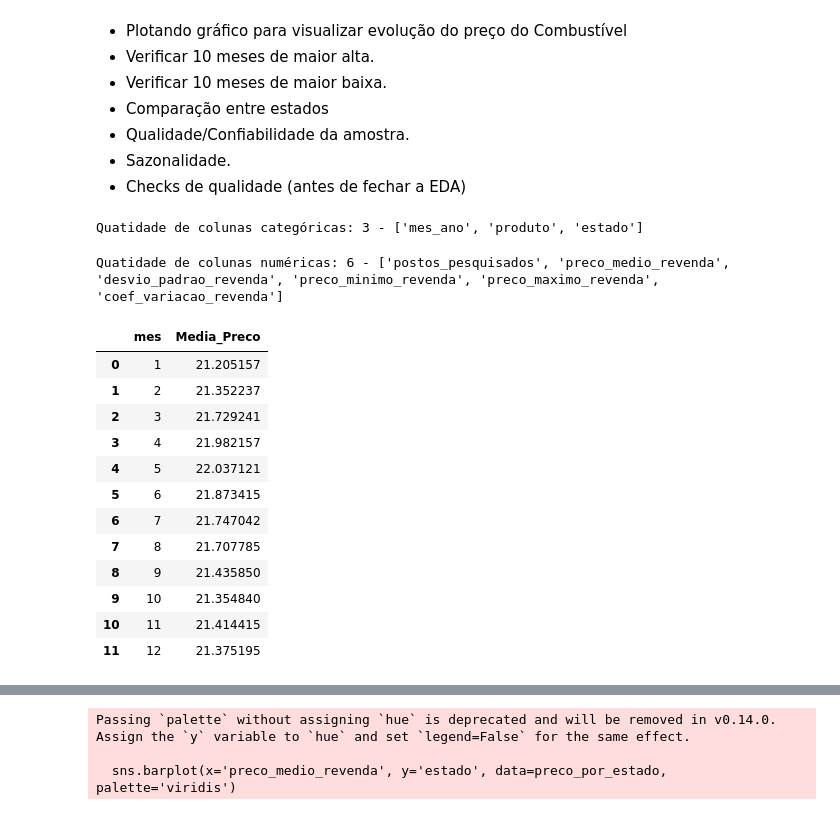
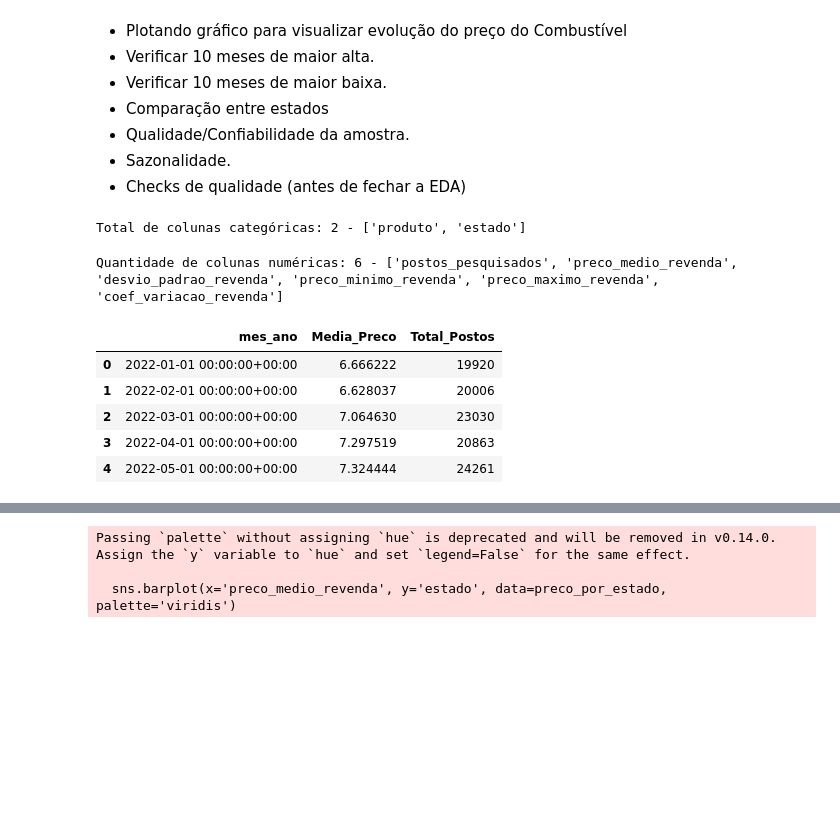
Before and after one commit to vitorjensen/Python_para_Analise_de_Dados, a Jupyter notebook: Projetos/Análise Exploratória de Combustível/Análise_Exploratória_de_Combustível.ipynb, the cells around one changed output, grey strips where cells are left out. Cells and saved outputs as stored; diff of their text form; code cells hidden in the pictures; blank space fills up the shorter version.

```diff
--- a/Projetos/Análise Exploratória de Combustível/Análise_Exploratória_de_Combustível.ipynb
+++ b/Projetos/Análise Exploratória de Combustível/Análise_Exploratória_de_Combustível.ipynb
@@ -436,45 +422,52 @@ display(df_anp)
 analise_estatistica = df_anp['preco_medio_revenda'].describe()
 display(analise_estatistica)
 # %%
-# Verificando colunas categóricas:
+# Verificando colunas categóricas (Tudo o que não é número nem data):
 
-colunas_categoricas = [columns for columns in df_anp.columns
-                        if df_anp[columns].dtype == 'object']
-qtde_categoricas = len(colunas_categoricas)
-print(f"Quatidade de colunas categóricas: {qtde_categoricas} - {colunas_categoricas}")
+# Primeira forma de verificar:
+#colunas_categoricas = [columns for columns in df_anp.columns
+                        #if df_anp[columns].dtype == 'object']
+#qtde_categoricas = len(colunas_categoricas)
+#print(f"Quatidade de colunas categóricas: {qtde_categoricas} - {colunas_categoricas}")
+
+# Segunda forma de verificar
+colunas_categoricas = df_anp.select_dtypes(exclude=['number', 'datetime', 'datetimetz']).columns.tolist()
+print(f"Total de colunas categóricas: {len(colunas_categoricas)} - {colunas_categoricas}")
 # %% [output]
-Quatidade de colunas categóricas: 3 - ['mes_ano', 'produto', 'estado']
+Total de colunas categóricas: 2 - ['produto', 'estado']
 # %%
 # Verificando colunas numéricas:
-colunas_numericas = [columns for columns in df_anp.columns
-                     if df_anp[columns].dtype != object ]
 
-qtde_numericas = len(colunas_numericas)
-print(f"Quatidade de colunas numéricas: {qtde_numericas} - {colunas_numericas}")
+# Primeira forma de verificar:
+#colunas_numericas = [columns for columns in df_anp.columns
+                     #if df_anp[columns].dtype != object ]
+
+#qtde_numericas = len(colunas_numericas)
+#print(f"Quatidade de colunas numéricas: {qtde_numericas} - {colunas_numericas}")
+
+colunas_numericas = df_anp.select_dtypes(include='number').columns.tolist()
+print(f"Quantidade de colunas numéricas: {len(colunas_numericas)} - {colunas_numericas}")
 # %% [output]
-Quatidade de colunas numéricas: 6 - ['postos_pesquisados', 'preco_medio_revenda', 'desvio_padrao_revenda', 'preco_minimo_revenda', 'preco_maximo_revenda', 'coef_variacao_revenda']
+Quantidade de colunas numéricas: 6 - ['postos_pesquisados', 'preco_medio_revenda', 'desvio_padrao_revenda', 'preco_minimo_revenda', 'preco_maximo_revenda', 'coef_variacao_revenda']
 # %%
 # Fazendo análise descritiva com Describe em colunas numéricas
 estatisticas_descritivas = df_anp[colunas_numericas].describe().T
 display(estatisticas_descritivas)
 # %%
 # Verificando média de postos pesquisados por mês
-df_anp['mes'] = df_anp['mes_ano'].dt.month
-anp_mensal = (df_anp.groupby('mes').agg(Media_Preco=('preco_medio_revenda', 'mean')).reset_index())
+anp_mensal = (
+    df_anp.groupby('mes_ano').agg(
+        Media_Preco=('preco_medio_revenda', 'mean'),
+        Total_Postos=('postos_pesquisados', 'sum'))
+    .reset_index()
+    )
 # %%
-display(anp_mensal)
+display(anp_mensal.head())
 # %% [output]
-|  | mes | Media_Preco |
-| 0 | 1 | 21.205157 |
-| 1 | 2 | 21.352237 |
-| 2 | 3 | 21.729241 |
-| 3 | 4 | 21.982157 |
-| 4 | 5 | 22.037121 |
-| 5 | 6 | 21.873415 |
-| 6 | 7 | 21.747042 |
-| 7 | 8 | 21.707785 |
-| 8 | 9 | 21.435850 |
-| 9 | 10 | 21.354840 |
-| 10 | 11 | 21.414415 |
-| 11 | 12 | 21.375195 |
+|  | mes_ano | Media_Preco | Total_Postos |
+| 0 | 2022-01-01 00:00:00+00:00 | 6.666222 | 19920 |
+| 1 | 2022-02-01 00:00:00+00:00 | 6.628037 | 20006 |
+| 2 | 2022-03-01 00:00:00+00:00 | 7.064630 | 23030 |
+| 3 | 2022-04-01 00:00:00+00:00 | 7.297519 | 20863 |
+| 4 | 2022-05-01 00:00:00+00:00 | 7.324444 | 24261 |
 # %%
```
Also changed, not shown: parts of 8 cells of this notebook.
